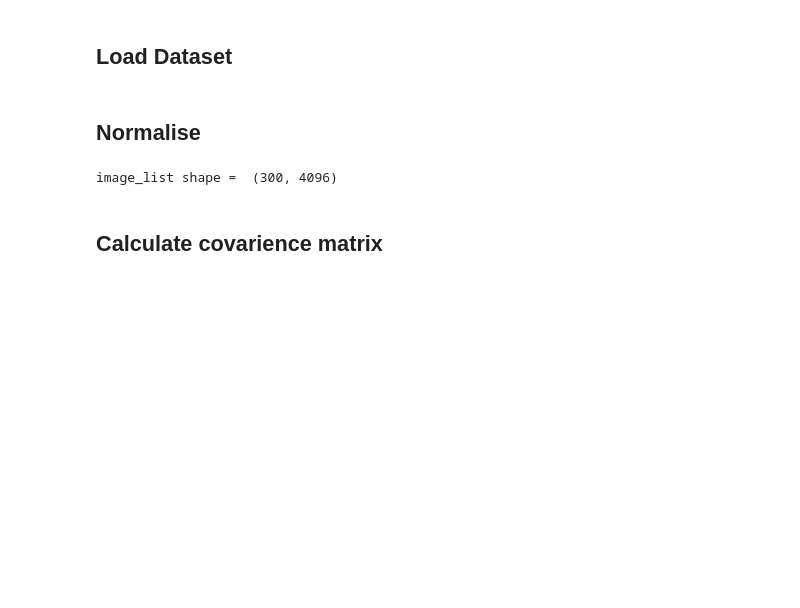
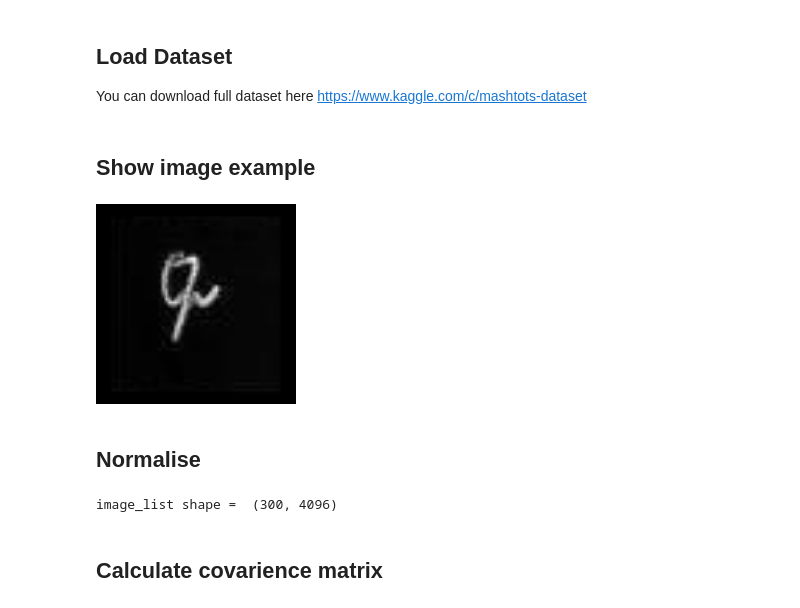
Before and after one commit to mheryerznkanyan/pca_from_scratch, a Jupyter notebook: pca_from_scratch.ipynb, the cells around one changed output. Drawn from its saved outputs; the diff is of its cells as text; code cells hidden in the pictures; blank space fills up the shorter version.

```diff
--- a/pca_from_scratch.ipynb
+++ b/pca_from_scratch.ipynb
@@ -6,10 +12,19 @@ import glob
-# %% [markdown]
-## Load Dataset
+# %% [markdown]
+## Load Dataset
+
+You can download full dataset here https://www.kaggle.com/c/mashtots-dataset
 # %%
 image_list = []
 for filename in glob.iglob("mashtots-dataset" + '**/**', recursive=True):
      if filename.endswith('.png'):
          image_list.append(np.array(Image.open(filename).getdata()))
+# %% [markdown]
+## Show image example
+# %%
+from IPython.display import Image
+Image(filename=filename,  width = 200, height = 200)
+# %% [output]
+[figure, added]
 # %% [markdown]
 ## Normalise
 # %%
```
Also changed, not shown: parts of 11 cells of this notebook.
